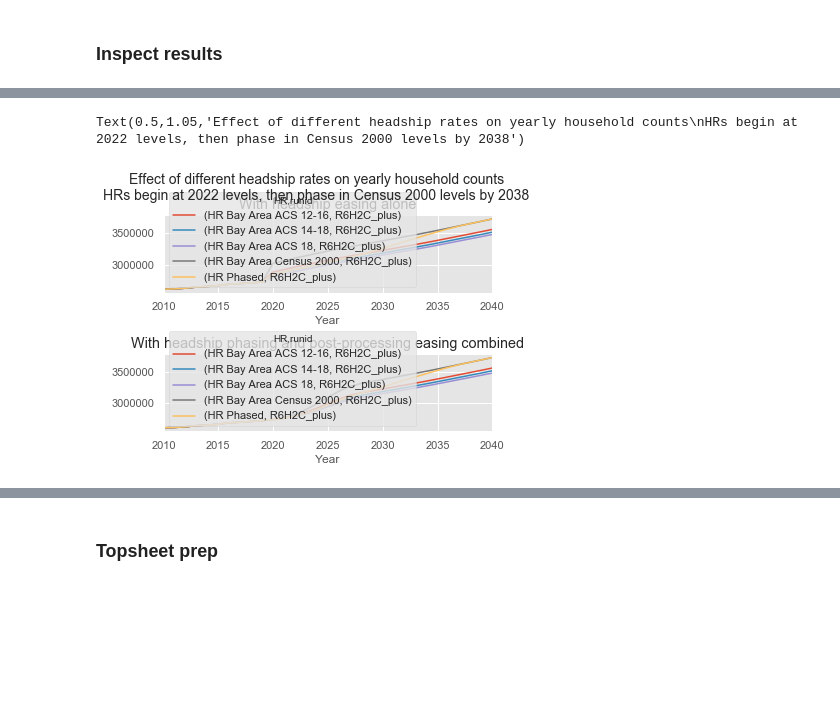
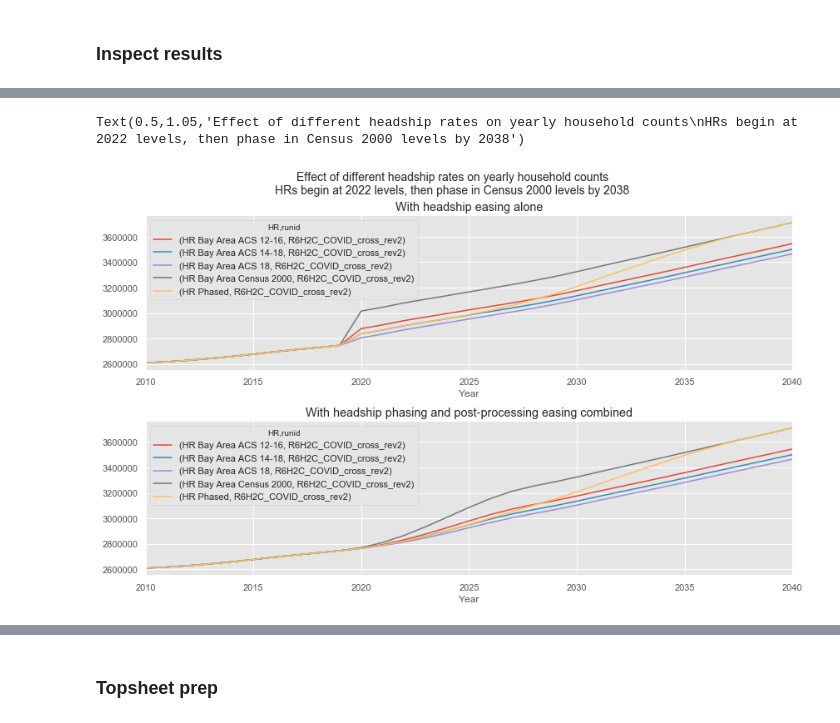
Before and after one commit to BayAreaMetro/regional_forecast, a Jupyter notebook: household_forecast/REGPROJ-HHPROJ 1 - Total household projection PBA2050 Phased HR.ipynb, the cells around one changed output, grey strips where cells are left out. Saved outputs shown, nothing was run; the diff lists cells and outputs as text; code cells hidden in the pictures; blank space fills up the shorter version.

Commit message:
updated control totals, post-covid runs

```diff
--- a/household_forecast/REGPROJ-HHPROJ 1 - Total household projection PBA2050 Phased HR.ipynb
+++ b/household_forecast/REGPROJ-HHPROJ 1 - Total household projection PBA2050 Phased HR.ipynb
@@ -322,0 +319,22 @@ yrgr=(hh90_19.stack().loc[:,:,:,'2019']-hh90_19.stack().loc[:,:,:,'2012'])/7
+# %%
+## load DOF hh data
+
+hh90_09=pd.read_csv(os.path.join(INPUT_BASEDATA_PATH,'dof_e5_1990_2017.csv'))
+dofpop=hh90_09.groupby('year').totpop.sum()
+#.groupby(['year']).tothh.sum().reset_index()
+hh90_09#.groupby(['year']).sum().loc[2015:2019]
+
+hh90_09['year']=hh90_09['year'].astype(str)
+hh90_09['HR']=''
+hh90_09['runid']='Observed'
+
+hh90_09['Region']=hh90_09.County.map(remiregions)
+hh90_09=hh90_09.groupby(['HR','runid','Region','year']).tothh.sum().unstack('year')
+hh90_09=hh90_09.loc[:,:'2009']
+hh80_20=hh80.unstack('year').join(hh90_09).join(hh10_20)
+
+
+## shift january 1 to july 1 by taking half the diff from one year to the next
+## and shifting the index back one year so it is still the original year
+hh80_20=(hh80_20+(hh80_20.diff(axis=1)*.5).T.shift(-1).T.fillna(0)).iloc[:,:-1]
+hh80_20
@@ -632,4 +697,5 @@ hsr.keys()
 
 We get DOF observed households, to override the early modeled years with observed years
 # %%
-hhs_observed=hh90_19[map(str,range(2010,2020))].sum(level='Region')
+hhs_observed=hh80_20[map(str,range(2010,2020))].sum(level='Region')
+hhs_observed
@@ -735,7 +820,7 @@ for scen_abbrev,scen in scenarios.iteritems():
         hhproj_age_out[(hrname,scen_abbrev)]=household_projections
         household_projections=household_projections.fillna(0).sum(level=['Region'])
 
-        ## update scenario with observed households from DOF, 2011-2019
+        ## update scenario with observed households from DOF, 2011-2020
 
         household_projections.update(hhs_observed[map(str,range(2010,DOF_END_OVERRIDE+1))])
 
@@ -750,7 +835,7 @@ for scen_abbrev,scen in scenarios.iteritems():
         household_projections_eased=easer(
             target_series=target_series,
             source_series=source_series,
-            t_0=9,  ## start year 9 after 2011, which is 2020
+            t_0=8,  ## start year 8 after 2011, which is 2019
             t_1=17,
             envelope_year_start=2011,
             envelope_year_end=2050)
@@ -772,8 +857,8 @@ for scen_abbrev,scen in scenarios.iteritems():
         ## write output to disk
 
         #gqpop.to_csv(os.path.join(OUTPUT_PATH_this_scen,fname.format(reg,'gq',scen.replace(' ' ,''),datetime.datetime.now())))
-        household_projections.to_csv(os.path.join(OUTPUT_PATH_this_scen,fname.format(geo=reg,var='hh',scen=scen_abbrev+'_'+hrname.replace(' ','_').replace('-','_'),time=datetime.datetime.now())), line_terminator="\n")
-        household_projections_eased.to_csv(os.path.join(OUTPUT_PATH_this_scen,fname2.format(geo=reg,var='hh',scen=scen_abbrev+'_'+hrname.replace(' ','_').replace('-','_'),time=datetime.datetime.now())), line_terminator="\n")
+        household_projections.to_csv(os.path.join(OUTPUT_PATH_this_scen,fname.format(geo=reg,var='hh',scen=scen_abbrev+'_'+hrname.replace(' ','_').replace('-','_'),time=datetime.datetime.now())))
+        household_projections_eased.to_csv(os.path.join(OUTPUT_PATH_this_scen,fname2.format(geo=reg,var='hh',scen=scen_abbrev+'_'+hrname.replace(' ','_').replace('-','_'),time=datetime.datetime.now())))
         #hhpop.to_csv(os.path.join(OUTPUT_PATH_this_scen,fname.format(reg,'pop',scen.replace(' ' ,''),datetime.datetime.now())))
 
         ## avg household size is calculated from summed numerators and denomitators
@@ -881,26 +966,26 @@ hheaseallscenarios.stack().loc[[u'HR Bay Area ACS 12-16',
 # %%
 fig,ax=plt.subplots(nrows=2)
 hhallscenarios.stack().loc[[u'HR Bay Area ACS 12-16',
                             u'HR Bay Area ACS 14-18',
                             u'HR Bay Area ACS 18',
                            'HR Phased',
-                           'HR Bay Area Census 2000'],'R6H2C_plus',:,
+                           'HR Bay Area Census 2000'],'R6H2C_COVID_cross_rev2',:,
                            map(str,range(2010,2041))].sum(
     level=['HR','runid','Year']).unstack('Year').T.plot(ax=ax[0])
 hheaseallscenarios.stack().loc[[u'HR Bay Area ACS 12-16',
                             u'HR Bay Area ACS 14-18',
                             u'HR Bay Area ACS 18',
                            'HR Phased',
-                           'HR Bay Area Census 2000'],'R6H2C_plus',:,
+                           'HR Bay Area Census 2000'],'R6H2C_COVID_cross_rev2',:,
                            map(str,range(2010,2041))].sum(
     level=['HR','runid','Year']).unstack('Year').T.plot(ax=ax[1])
 ax[0].set_title('With headship easing alone')
 ax[1].set_title('With headship phasing and post-processing easing combined')
 plt.tight_layout()
 plt.suptitle('Effect of different headship rates on yearly household counts\nHRs begin at 2022 levels, then phase in Census 2000 levels by 2038',size=14,y=1.05)
 # %% [output]
 Text(0.5,1.05,'Effect of different headship rates on yearly household counts\nHRs begin at 2022 levels, then phase in Census 2000 levels by 2038')
-[figure, old version]
+[figure, new version]
 # %%
 fig,ax=plt.subplots(nrows=2)
 hhallscenarios.stack().loc[[#u'HR Bay Area ACS 12-16',
```
Also changed, not shown: parts of 55 cells of this notebook, 22 other files.
